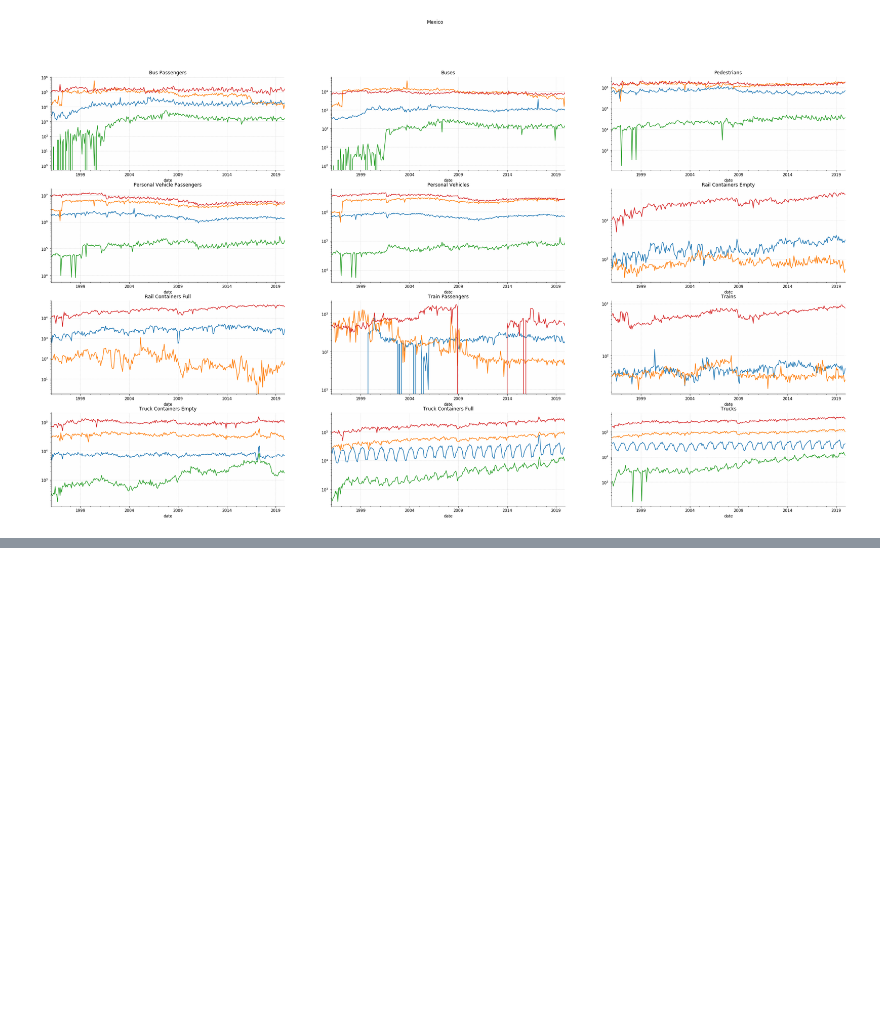
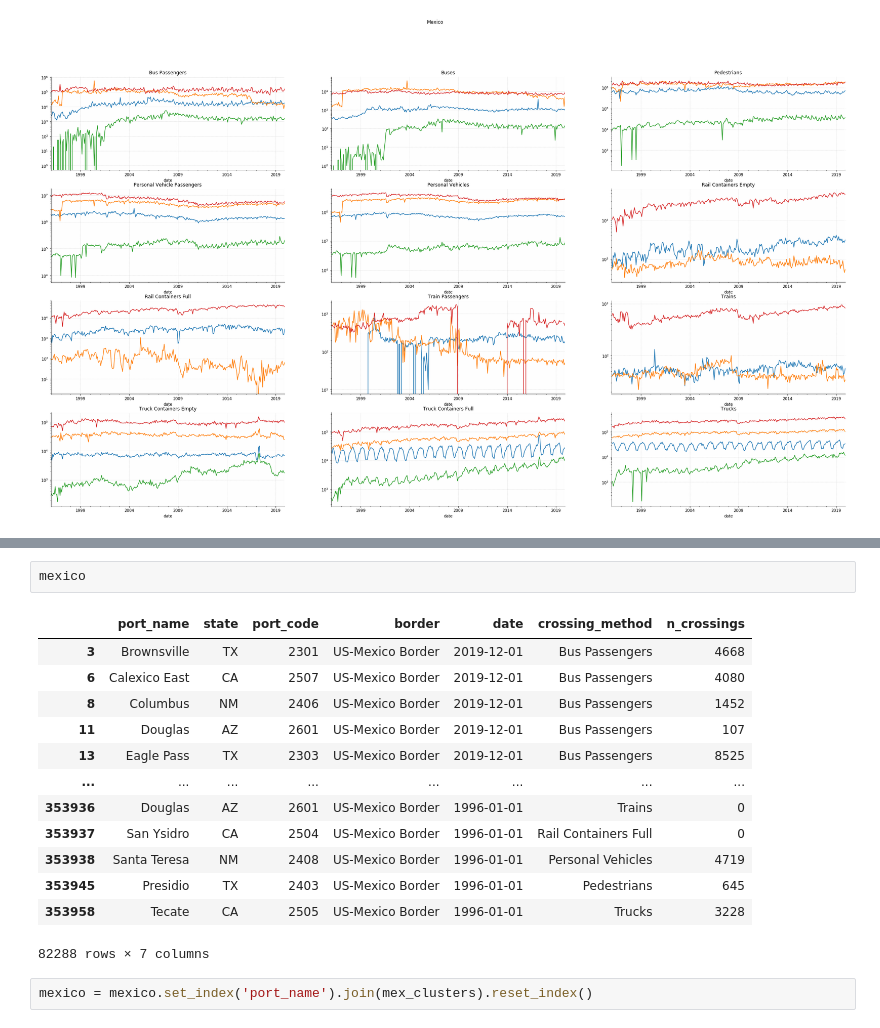
Before and after one commit to LawAndBorder/lawandborder, a Jupyter notebook: zach.ipynb, the cells around one changed output, grey strips where cells are left out. Saved outputs shown, nothing was run; the diff lists cells and outputs as text; blank space fills up the shorter version.

```diff
--- a/zach.ipynb
+++ b/zach.ipynb
@@ -44,0 +115,18 @@ for ax, (method, data) in zip(axs.ravel(), mexico.groupby('crossing_method')):
+# %%
+mexico
+# %% [output]
+|  | port_name | state | port_code | border | date | crossing_method | n_crossings |
+| 3 | Brownsville | TX | 2301 | US-Mexico Border | 2019-12-01 | Bus Passengers | 4668 |
+| 6 | Calexico East | CA | 2507 | US-Mexico Border | 2019-12-01 | Bus Passengers | 4080 |
+| 8 | Columbus | NM | 2406 | US-Mexico Border | 2019-12-01 | Bus Passengers | 1452 |
+| 11 | Douglas | AZ | 2601 | US-Mexico Border | 2019-12-01 | Bus Passengers | 107 |
+| 13 | Eagle Pass | TX | 2303 | US-Mexico Border | 2019-12-01 | Bus Passengers | 8525 |
+| ... | ... | ... | ... | ... | ... | ... | ... |
+| 353936 | Douglas | AZ | 2601 | US-Mexico Border | 1996-01-01 | Trains | 0 |
+| 353937 | San Ysidro | CA | 2504 | US-Mexico Border | 1996-01-01 | Rail Containers Full | 0 |
+| 353938 | Santa Teresa | NM | 2408 | US-Mexico Border | 1996-01-01 | Personal Vehicles | 4719 |
+| 353945 | Presidio | TX | 2403 | US-Mexico Border | 1996-01-01 | Pedestrians | 645 |
+| 353958 | Tecate | CA | 2505 | US-Mexico Border | 1996-01-01 | Trucks | 3228 |
+82288 rows × 7 columns
+# %%
+mexico = mexico.set_index('port_name').join(mex_clusters).reset_index()
```
Also changed, not shown: parts of 8 cells of this notebook.
